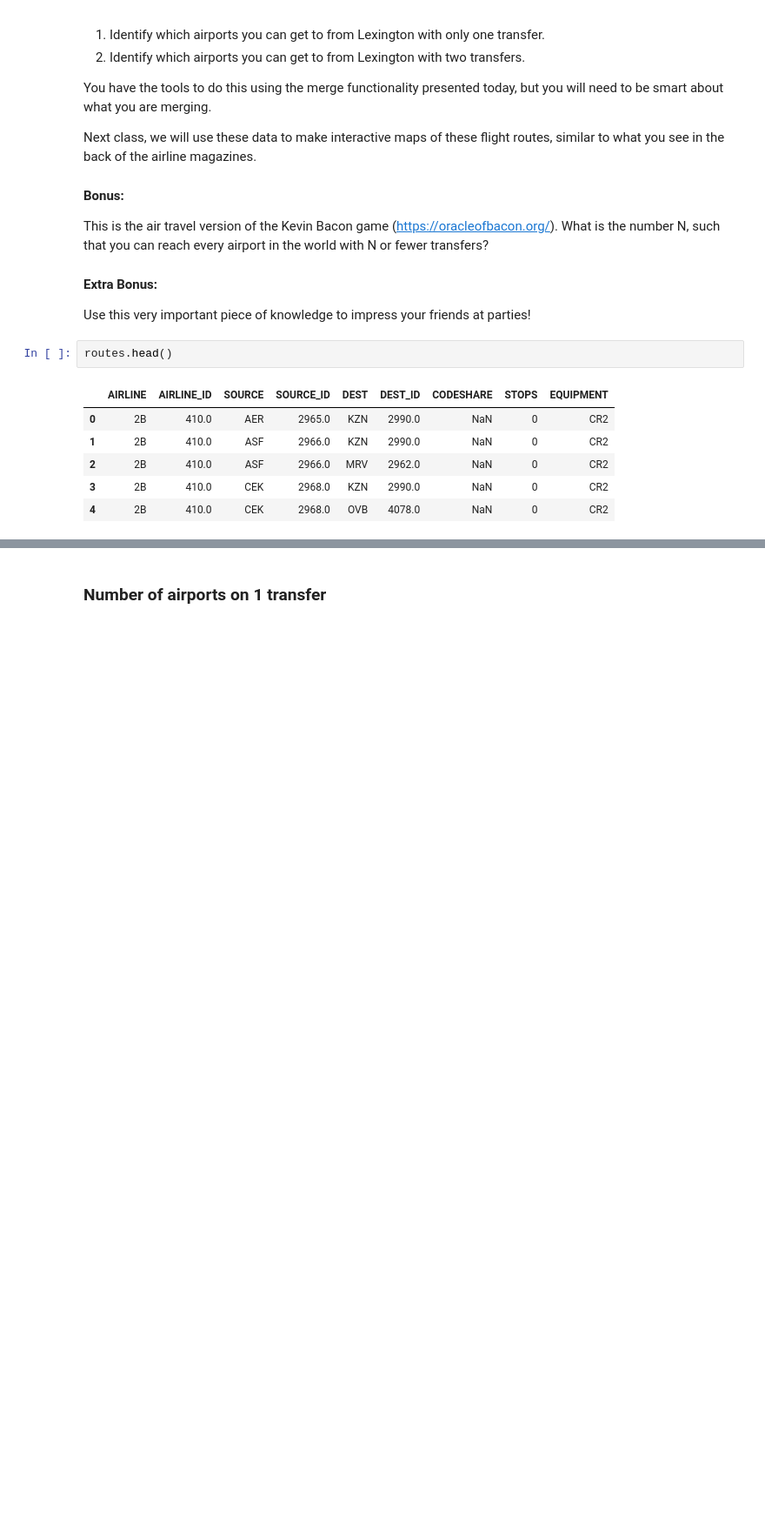
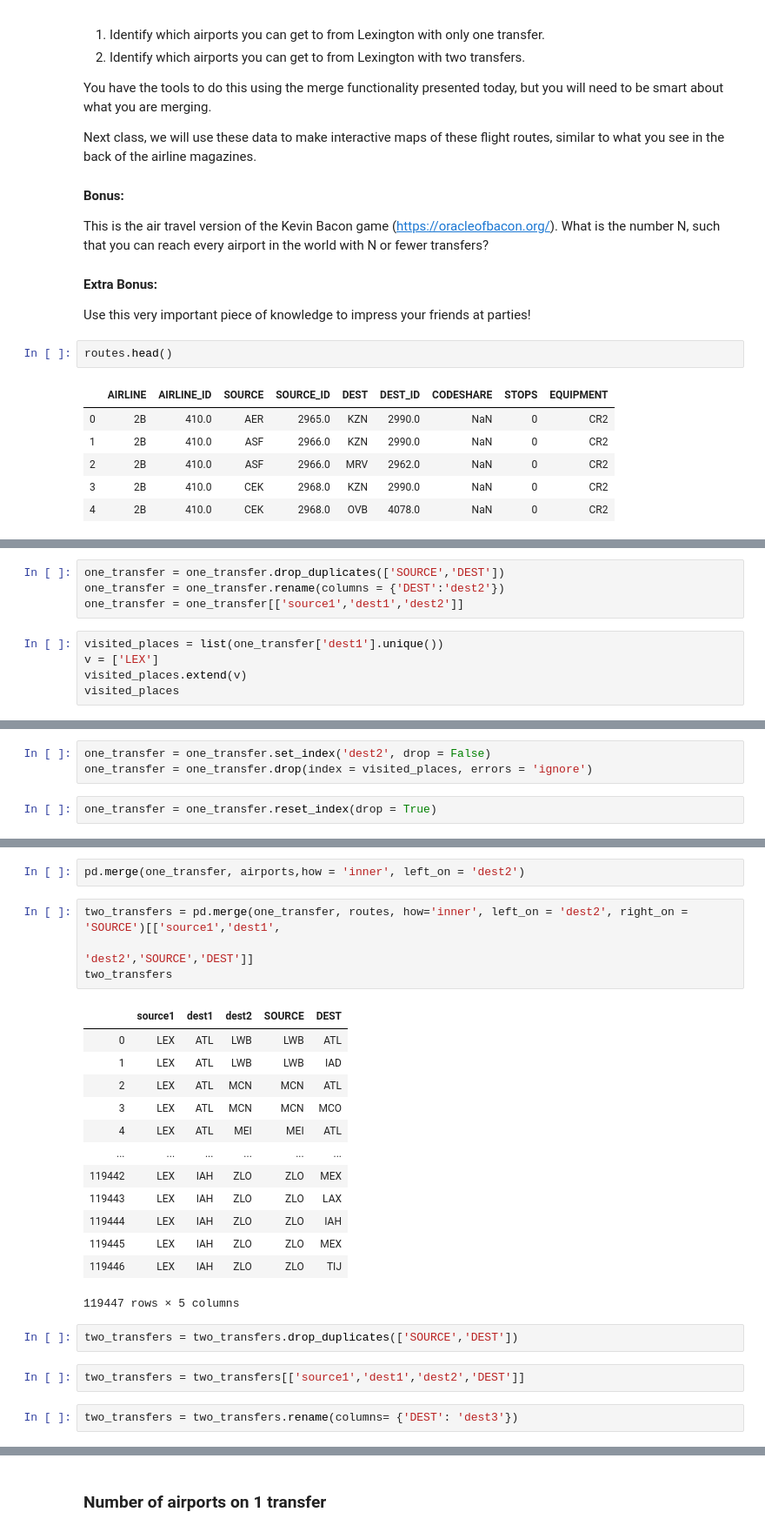
Before and after one commit to ebantwi/ce599, a Jupyter notebook: 07-Data Wrangling/open-flights-tutorial.ipynb, the cells around one changed output, grey strips where cells are left out. Shown at 87% size. Drawn from its saved outputs; the diff is of its cells as text; blank space fills up the shorter version.

```diff
--- a/07-Data Wrangling/open-flights-tutorial.ipynb
+++ b/07-Data Wrangling/open-flights-tutorial.ipynb
@@ -409,0 +460,9 @@ len(d3)
+# %%
+one_transfer = one_transfer.drop_duplicates(['SOURCE','DEST'])
+one_transfer = one_transfer.rename(columns = {'DEST':'dest2'})
+one_transfer = one_transfer[['source1','dest1','dest2']]
+# %%
+visited_places = list(one_transfer['dest1'].unique())
+v = ['LEX']
+visited_places.extend(v)
+visited_places
@@ -409,0 +484,5 @@ len(d3)
+# %%
+one_transfer = one_transfer.set_index('dest2', drop = False)
+one_transfer = one_transfer.drop(index = visited_places, errors = 'ignore')
+# %%
+one_transfer = one_transfer.reset_index(drop = True)
@@ -409,0 +505,26 @@ len(d3)
+# %%
+pd.merge(one_transfer, airports,how = 'inner', left_on = 'dest2')
+# %%
+two_transfers = pd.merge(one_transfer, routes, how='inner', left_on = 'dest2', right_on = 'SOURCE')[['source1','dest1',
+                                                                                                     'dest2','SOURCE','DEST']]
+two_transfers
+# %% [output]
+|  | source1 | dest1 | dest2 | SOURCE | DEST |
+| 0 | LEX | ATL | LWB | LWB | ATL |
+| 1 | LEX | ATL | LWB | LWB | IAD |
+| 2 | LEX | ATL | MCN | MCN | ATL |
+| 3 | LEX | ATL | MCN | MCN | MCO |
+| 4 | LEX | ATL | MEI | MEI | ATL |
+| ... | ... | ... | ... | ... | ... |
+| 119442 | LEX | IAH | ZLO | ZLO | MEX |
+| 119443 | LEX | IAH | ZLO | ZLO | LAX |
+| 119444 | LEX | IAH | ZLO | ZLO | IAH |
+| 119445 | LEX | IAH | ZLO | ZLO | MEX |
+| 119446 | LEX | IAH | ZLO | ZLO | TIJ |
+119447 rows × 5 columns
+# %%
+two_transfers = two_transfers.drop_duplicates(['SOURCE','DEST'])
+# %%
+two_transfers = two_transfers[['source1','dest1','dest2','DEST']]
+# %%
+two_transfers = two_transfers.rename(columns= {'DEST': 'dest3'})
```
Also changed, not shown: parts of 30 cells of this notebook, 3 other files.
